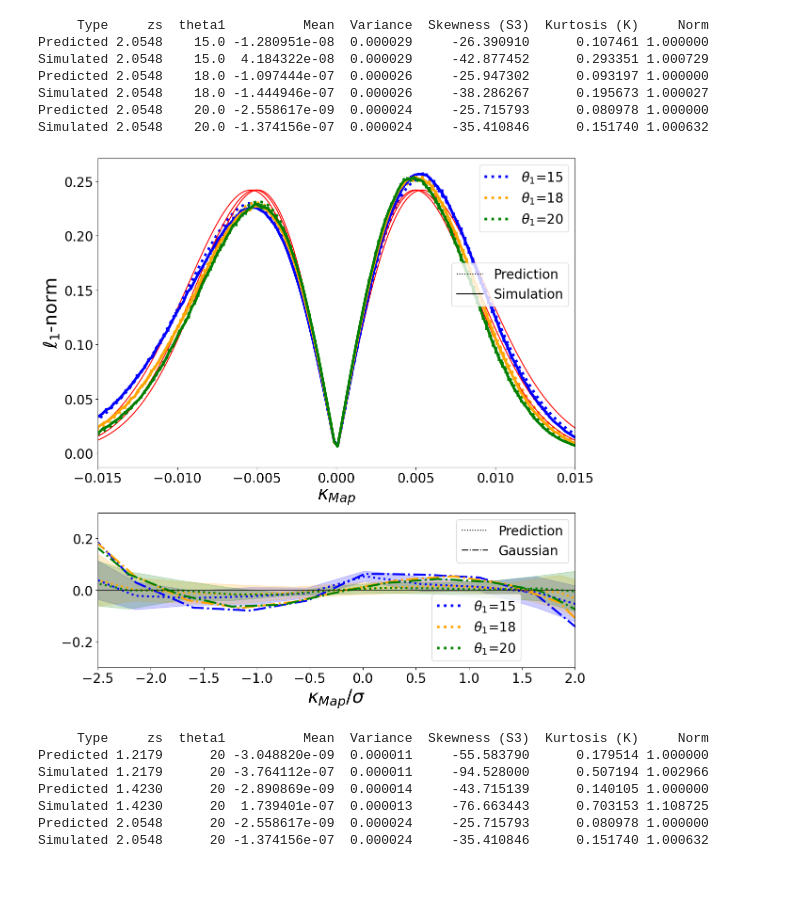
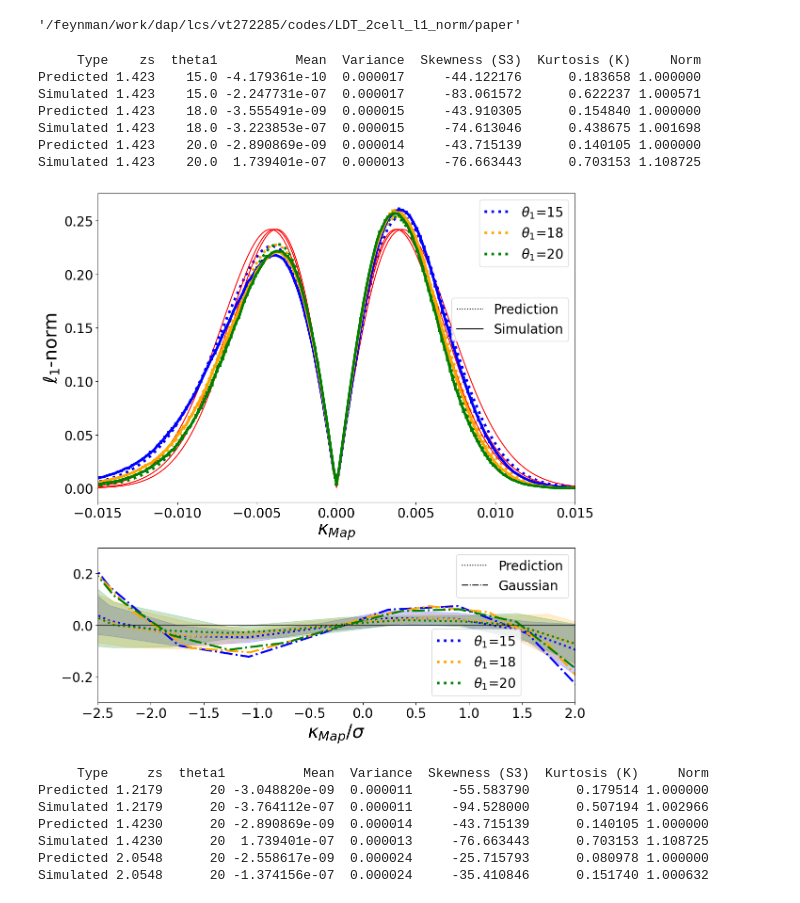
Before and after one commit to vilasinits/LDT_2cell_l1_norm, a Jupyter notebook: paper/plot.ipynb, the cells around one changed output. Drawn from its saved outputs; the diff is of its cells as text; code cells hidden in the pictures.

```diff
--- a/paper/plot.ipynb
+++ b/paper/plot.ipynb
@@ -29,7 +29,7 @@ theta1_input_ = [15., 18, 20]
 # %%
 class SimulationDataProcessor:
     def __init__(self, calculations_module, zs, theta1_input):
-        self.parent_directory = "/feynman/work/dap/lcs/vt272285/codes/LDT_Map_PDF/paper/data/"
+        self.parent_directory = "/feynman/work/dap/lcs/vt272285/codes/LDT_2cell_l1_norm/paper/data/"
         self.calculations_module = calculations_module
         self.zs = zs
         self.theta1_input = theta1_input
@@ -60,6 +60,8 @@ class SimulationDataProcessor:
 
         l1_simulation_data = self.load_data(file_path_sim)
         self.mean_l1_simulation_data = np.mean(l1_simulation_data[0:9], axis=0)
+        bw = l1_simulation_data[11][1]-l1_simulation_data[11][0]
+        factor = 12*2048*2048
         self.mean_sim, self.variance_sim, self.S_3_sim, self.K_sim, self.norm_sim = self.calculations_module.get_moments(l1_simulation_data[11], self.mean_l1_simulation_data/np.abs(l1_simulation_data[11]))
 
         non_zero_indices = np.where(self.mean_l1_simulation_data != 0)[0]
@@ -88,6 +90,10 @@ class SimulationDataProcessor:
 zs = zs_[0]
 theta1_input = theta1_input_[1]
 results = SimulationDataProcessor(calculations_module, zs, theta1_input)
+# %%
+os.getcwd()
+# %% [output]
+'/feynman/work/dap/lcs/vt272285/codes/LDT_2cell_l1_norm/paper'
 # %%
 colours = ['blue', 'orange', 'green' ]
 cc = itertools.cycle(colours)
@@ -110,7 +116,7 @@ label_size = 28
 legend_size = 20
 
 data = []
-for i in range(2,len(zs_)):
+for i in range(1,len(zs_)-1):
     for j in range(len(theta1_input_)):
         zs = zs_[i]
         theta1_input = theta1_input_[j]
@@ -160,7 +166,7 @@ custom_legend = [Line2D([0], [0], linestyle=":", color='black', label='Predictio
 ax1.legend(handles=custom_legend, loc='upper right', bbox_to_anchor=(1.0, 1.0), fontsize=legend_size)
 plt.tight_layout()
 ax1.add_artist(legend_zs_box)
-plt.savefig(os.getcwd()+"/alltheta_z2.jpeg", dpi=600)
+plt.savefig(os.getcwd()+"/alltheta_z1_4.jpeg", dpi=600)
 plt.show()
 
 colours = ['blue', 'orange', 'green' ]
@@ -210,41 +216,41 @@ for i in range(len(zs_)):
         ax1.set_ylim(-0.3,0.3)
         ax1.hlines(0,-2.5,2, color='black',alpha=0.3)
         ax1.set_xlabel(r'$\kappa_{Map}/\sigma$', size = label_size)
         ax1.fill_between(results.kappa_sim_subset/results.sigma, results.lower_bound_l1, results.upper_bound_l1, color=c, alpha=0.2)
         legend_zs_l1_residual.append(l1_r1)
         mu_pred, var_pred, s3_pred, kurt_pred, norm_pred = results.mean_pred, results.variance_pred, results.S_3_pred, results.K_pred, results.norm_pred
         mu_sim, var_sim, s3_sim, kurt_sim, norm_sim = results.mean_sim, results.variance_sim, results.S_3_sim, results.K_sim, results.norm_sim
         data.append(["Predicted", zs, theta1_input, mu_pred, var_pred, s3_pred, kurt_pred, norm_pred])
         data.append(["Simulated", zs, theta1_input, mu_sim, var_sim, s3_sim, kurt_sim, norm_sim])
 
 # Create DataFrame
 df = pd.DataFrame(data, columns=["Type","zs","theta1", "Mean", "Variance", "Skewness (S3)", "Kurtosis (K)", "Norm"])
 print(df.to_string(index=False, max_colwidth=None, line_width=1000))
 
 legend_zs_box = ax0.legend(handles=legend_zs_l1, loc='upper right', bbox_to_anchor=(1.0, 1.0), fontsize=legend_size)
 custom_legend = [Line2D([0], [0], linestyle=":", color='black', label='Prediction'),
                  Line2D([0], [0], linestyle="-", color='black', label='Simulation')]
 ax0.legend(handles=custom_legend, loc='lower right', bbox_to_anchor=(1.0, 0.5), fontsize=legend_size)
 plt.tight_layout()
 ax0.add_artist(legend_zs_box)
 
 legend_zs_box = ax1.legend(handles=legend_zs_l1, loc='lower right', bbox_to_anchor=(0.9, .0), fontsize=legend_size)
 custom_legend = [Line2D([0], [0], linestyle=":", color='black', label='Prediction'),
                  Line2D([0], [0], linestyle="-.", color='black', label='Gaussian')]
 ax1.legend(handles=custom_legend, loc='upper right', bbox_to_anchor=(1.0, 1.0), fontsize=legend_size)
 plt.tight_layout()
 ax1.add_artist(legend_zs_box)
 plt.savefig(os.getcwd()+"/allz_theta20.jpeg", dpi=600)
 plt.show()
 # %% [output]
-     Type     zs  theta1          Mean  Variance  Skewness (S3)  Kurtosis (K)     Norm
-Predicted 2.0548    15.0 -1.280951e-08  0.000029     -26.390910      0.107461 1.000000
-Simulated 2.0548    15.0  4.184322e-08  0.000029     -42.877452      0.293351 1.000729
-Predicted 2.0548    18.0 -1.097444e-07  0.000026     -25.947302      0.093197 1.000000
-Simulated 2.0548    18.0 -1.444946e-07  0.000026     -38.286267      0.195673 1.000027
-Predicted 2.0548    20.0 -2.558617e-09  0.000024     -25.715793      0.080978 1.000000
-Simulated 2.0548    20.0 -1.374156e-07  0.000024     -35.410846      0.151740 1.000632
+     Type    zs  theta1          Mean  Variance  Skewness (S3)  Kurtosis (K)     Norm
+Predicted 1.423    15.0 -4.179361e-10  0.000017     -44.122176      0.183658 1.000000
+Simulated 1.423    15.0 -2.247731e-07  0.000017     -83.061572      0.622237 1.000571
+Predicted 1.423    18.0 -3.555491e-09  0.000015     -43.910305      0.154840 1.000000
+Simulated 1.423    18.0 -3.223853e-07  0.000015     -74.613046      0.438675 1.001698
+Predicted 1.423    20.0 -2.890869e-09  0.000014     -43.715139      0.140105 1.000000
+Simulated 1.423    20.0  1.739401e-07  0.000013     -76.663443      0.703153 1.108725
-[figure, old version]
+[figure, new version]
      Type     zs  theta1          Mean  Variance  Skewness (S3)  Kurtosis (K)     Norm
 Predicted 1.2179      20 -3.048820e-09  0.000011     -55.583790      0.179514 1.000000
 Simulated 1.2179      20 -3.764112e-07  0.000011     -94.528000      0.507194 1.002966
```
Also changed, not shown: 1 other file.
